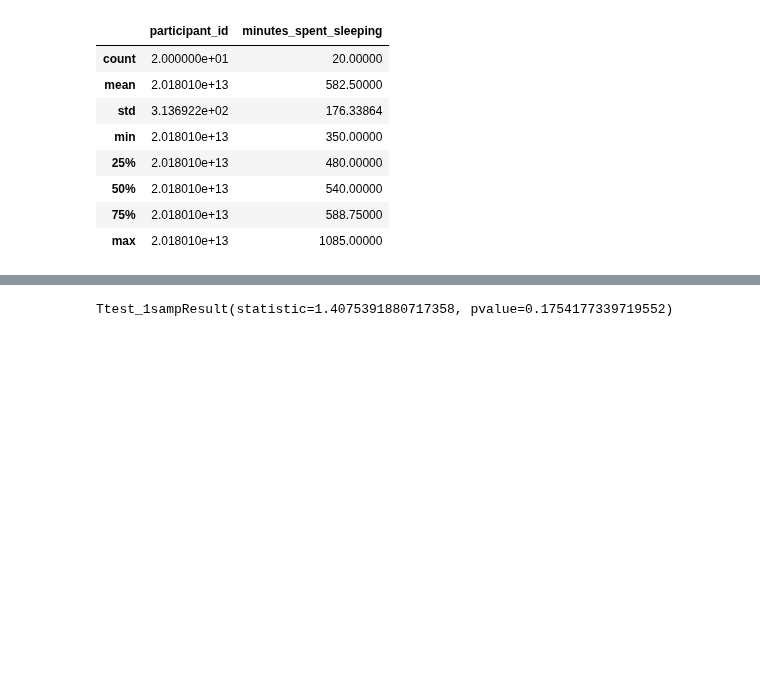
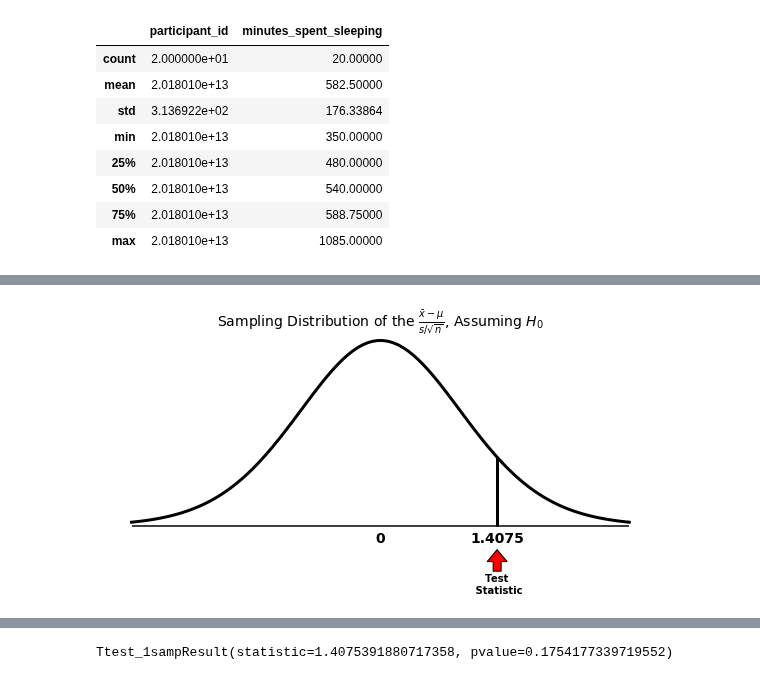
Before and after one commit to NSS-Data-Instructional-Stuff/stats-for-data-science, a Jupyter notebook: notebooks/Hypothesis_Testing_Part_1.ipynb, the cells around one changed output, grey strips where cells are left out. Saved outputs shown, nothing was run; the diff lists cells and outputs as text; code cells hidden in the pictures; blank space fills up the shorter version.

```diff
--- a/notebooks/Hypothesis_Testing_Part_1.ipynb
+++ b/notebooks/Hypothesis_Testing_Part_1.ipynb
@@ -76,0 +95,4 @@ This is a **one-tailed** test, since we are only interested in testing is the av
+# %%
+hypot_plot_mean(time_use_sample.minutes_spent_sleeping, popmean=527, type = 'right', area = False)
+# %% [output]
+[figure, added]
```
Also changed, not shown: parts of 79 cells of this notebook, 2 other files.
